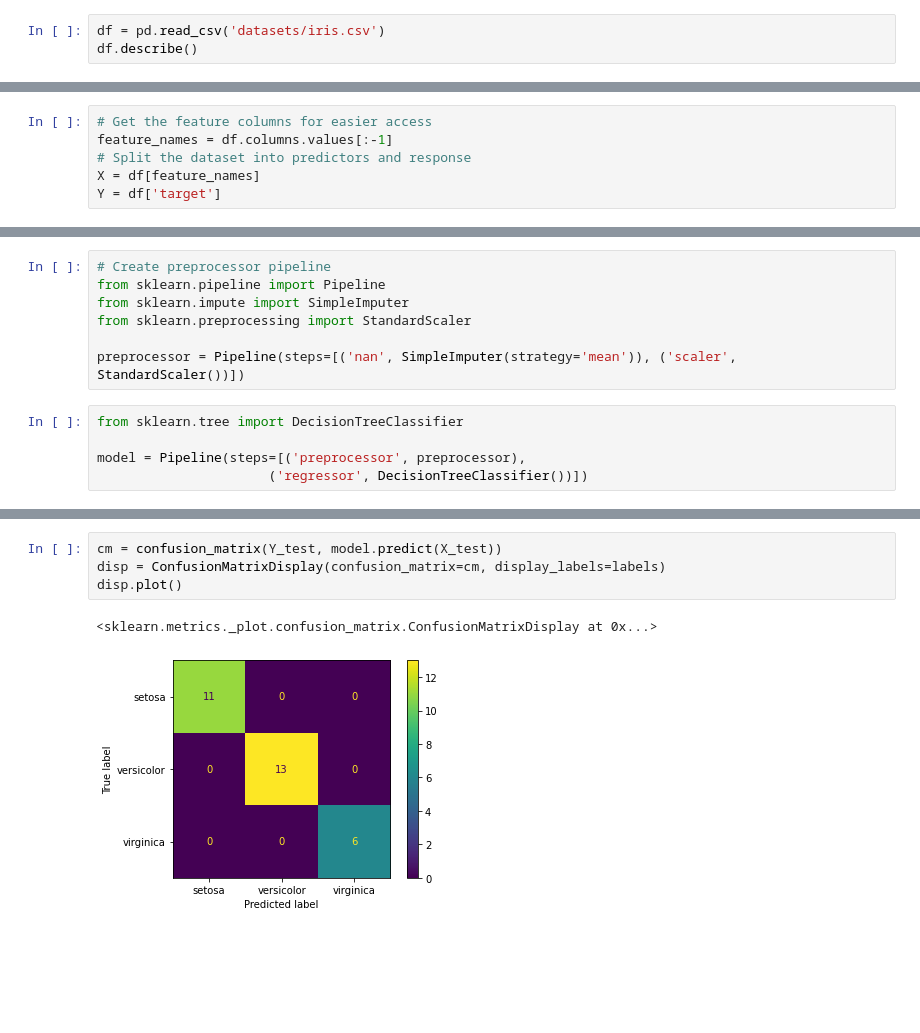
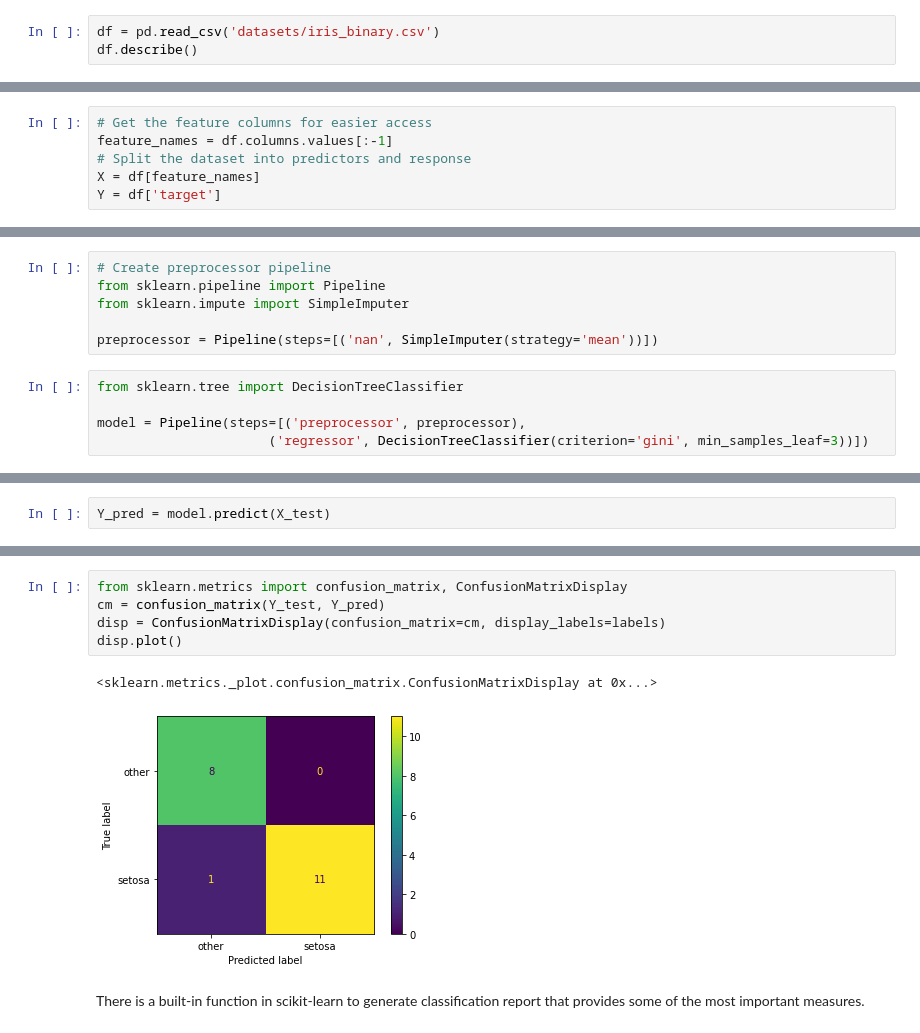
Before and after one commit to ja-nguyen/rcs-sklearn_workshop, a Jupyter notebook: Day2_1_DecisionTree.ipynb, the cells around one changed output, grey strips where cells are left out. Drawn from its saved outputs; the diff is of its cells as text; blank space fills up the shorter version.

```diff
--- a/Day2_1_DecisionTree.ipynb
+++ b/Day2_1_DecisionTree.ipynb
@@ -77,7 +83,7 @@ import matplotlib.pyplot as plt
 import seaborn as sns
 import sklearn
 # %%
-df = pd.read_csv('datasets/iris.csv')
+df = pd.read_csv('datasets/iris_binary.csv')
 df.describe()
 # %% [output]
 |  | sepal_length | sepal_width | petal_length | petal_width |
@@ -118,11 +154,10 @@ df[df.isna().any(axis=1)]
 # Create preprocessor pipeline
 from sklearn.pipeline import Pipeline
 from sklearn.impute import SimpleImputer
-from sklearn.preprocessing import StandardScaler
 
-preprocessor = Pipeline(steps=[('nan', SimpleImputer(strategy='mean')), ('scaler', StandardScaler())])
+preprocessor = Pipeline(steps=[('nan', SimpleImputer(strategy='mean'))])
 # %%
 from sklearn.tree import DecisionTreeClassifier
 
 model = Pipeline(steps=[('preprocessor', preprocessor),
-                      ('regressor', DecisionTreeClassifier())])
+                      ('regressor', DecisionTreeClassifier(criterion='gini', min_samples_leaf=3))])
@@ -135,0 +175,2 @@ Pipeline(steps=[('preprocessor',
+# %%
+Y_pred = model.predict(X_test)
@@ -136,7 +201,10 @@ Pipeline(steps=[('preprocessor',
 # %%
-cm = confusion_matrix(Y_test, model.predict(X_test))
+from sklearn.metrics import confusion_matrix, ConfusionMatrixDisplay
+cm = confusion_matrix(Y_test, Y_pred)
 disp = ConfusionMatrixDisplay(confusion_matrix=cm, display_labels=labels)
 disp.plot()
 # %% [output]
 <sklearn.metrics._plot.confusion_matrix.ConfusionMatrixDisplay at 0x...>
-[figure, old version]
+[figure, new version]
+# %% [markdown]
+There is a built-in function in scikit-learn to generate classification report that provides some of the most important measures.
```
Also changed, not shown: parts of 26 cells of this notebook, 6 other files.
